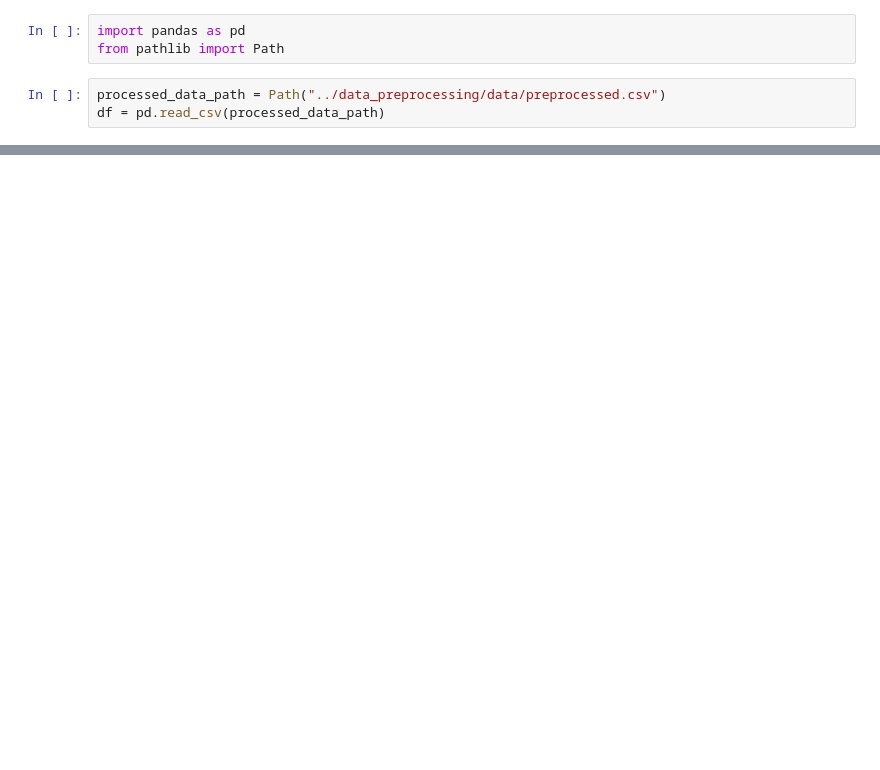
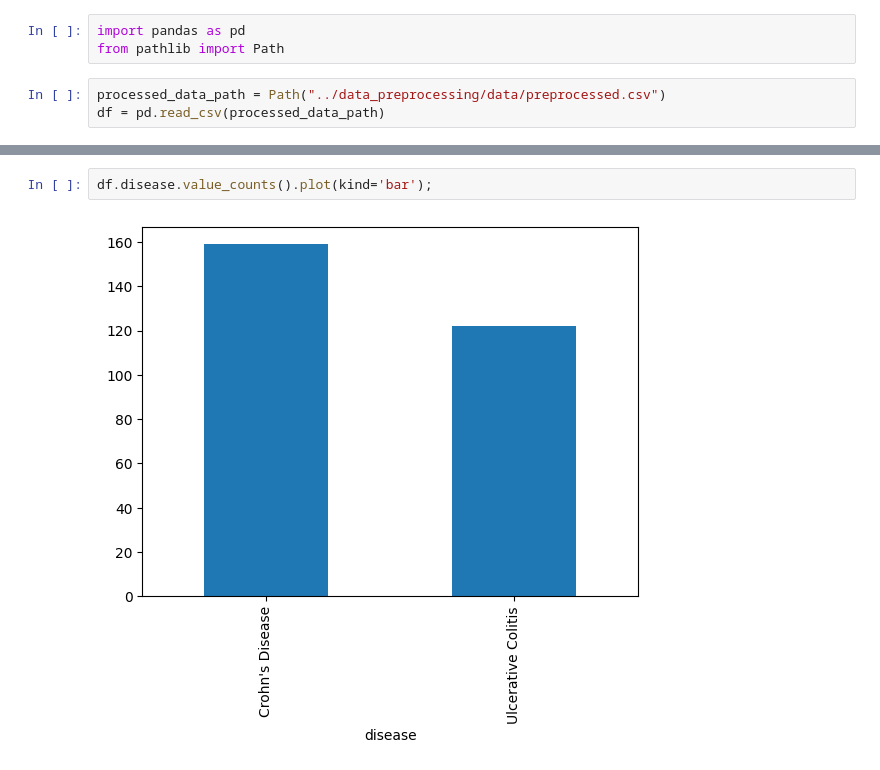
Before and after one commit to stlbnmaria/treatment-feedback, a Jupyter notebook: EDA/eda.ipynb, the cells around one changed output, grey strips where cells are left out. Drawn from its saved outputs; the diff is of its cells as text; blank space fills up the shorter version.

Commit message:
added count plots and summary stats

```diff
--- a/EDA/eda.ipynb
+++ b/EDA/eda.ipynb
@@ -15,0 +77,4 @@ df.head()
+# %%
+df.disease.value_counts().plot(kind='bar');
+# %% [output]
+[figure, added]
```
Also changed, not shown: parts of 18 cells of this notebook.
